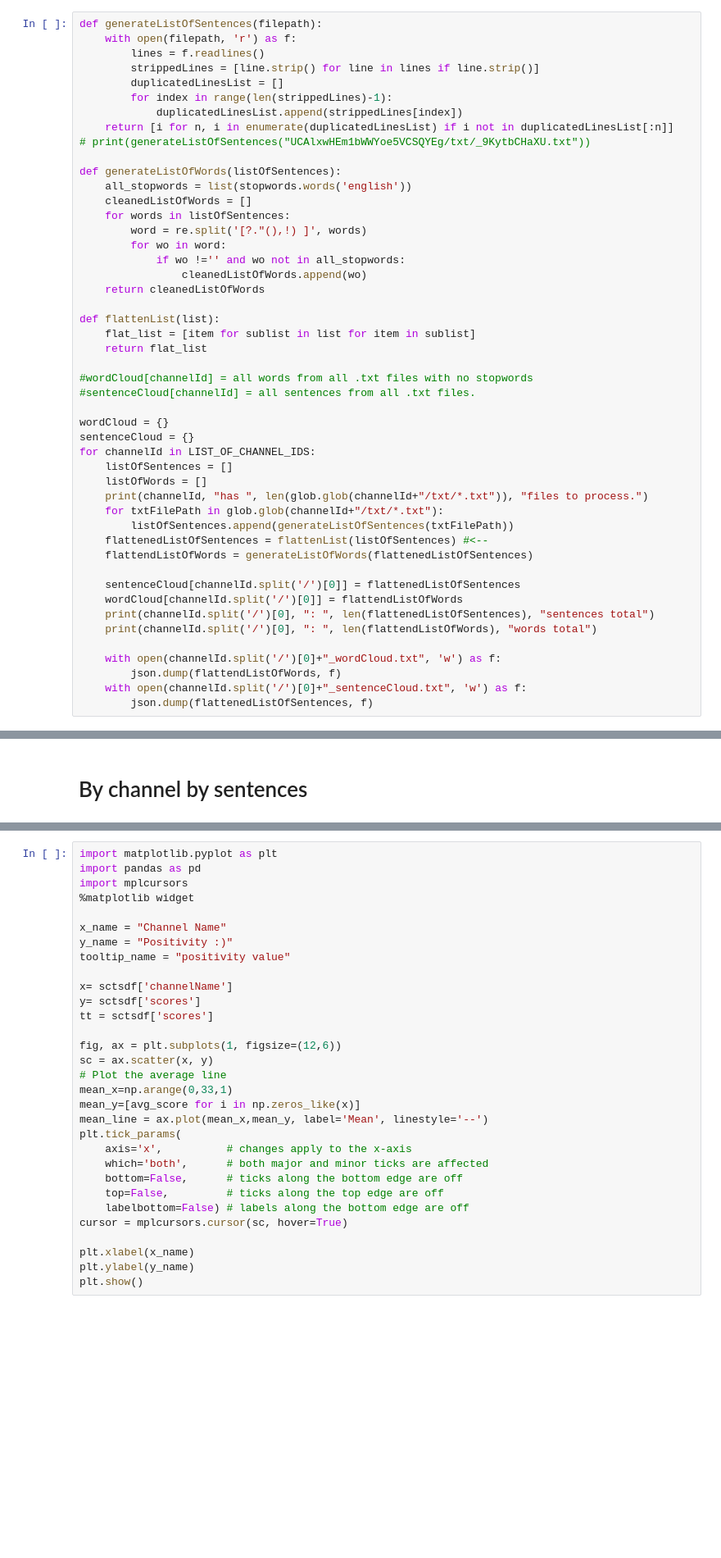
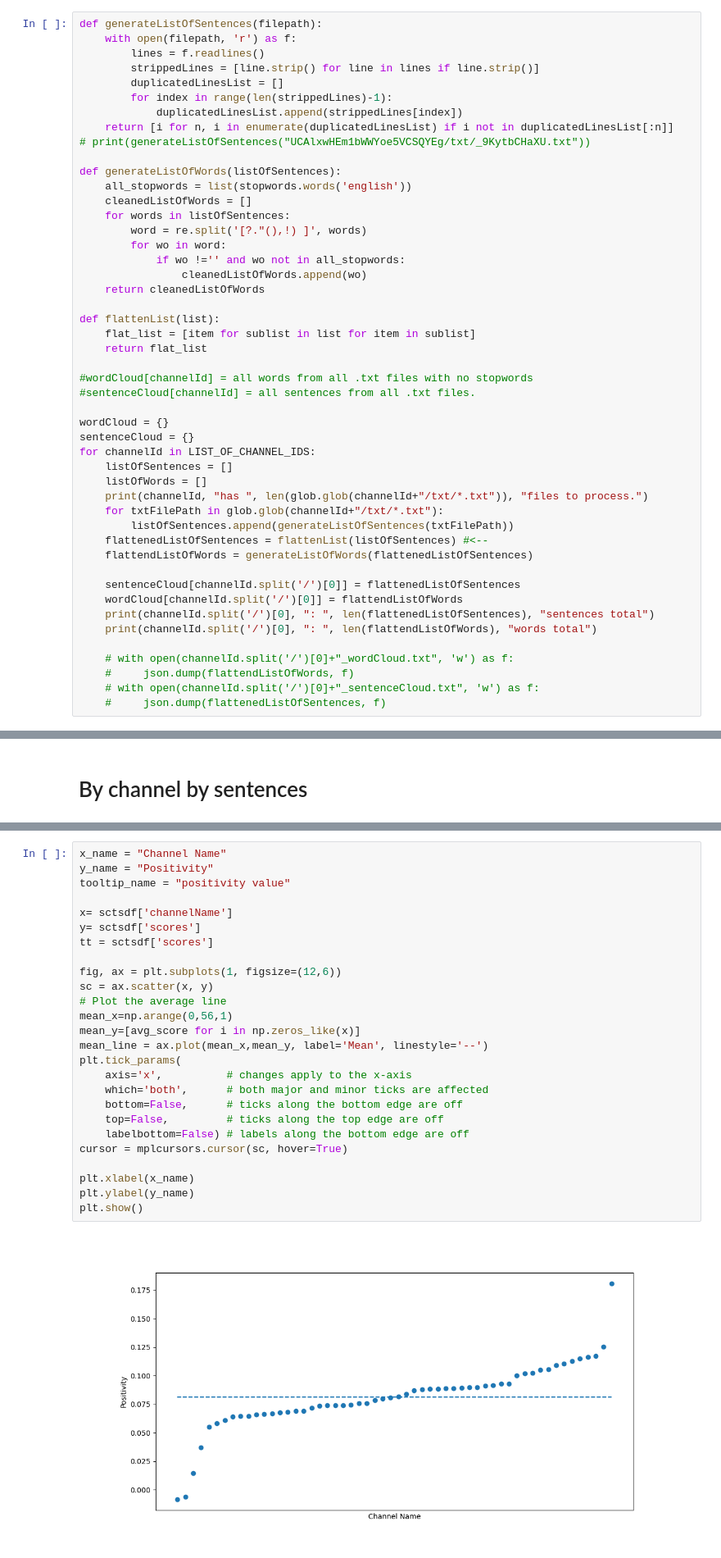
Before and after one commit to ojiwon-kenobi/youtuberChannels, a Jupyter notebook: semantic_analysis/semantic_analysis.ipynb, the cells around one changed output, grey strips where cells are left out. Shown at 82% size. Saved outputs shown, nothing was run; the diff lists cells and outputs as text; blank space fills up the shorter version.

Commit message:
in progress-haven't seen plot yet. issues with matplotlib widget

```diff
--- a/semantic_analysis/semantic_analysis.ipynb
+++ b/semantic_analysis/semantic_analysis.ipynb
@@ -74,7 +82,7 @@ for channelId in LIST_OF_CHANNEL_IDS:
     print(channelId.split('/')[0], ": ", len(flattenedListOfSentences), "sentences total")
     print(channelId.split('/')[0], ": ", len(flattendListOfWords), "words total")
 
-    with open(channelId.split('/')[0]+"_wordCloud.txt", 'w') as f:
-        json.dump(flattendListOfWords, f)
-    with open(channelId.split('/')[0]+"_sentenceCloud.txt", 'w') as f:
-        json.dump(flattenedListOfSentences, f)
+    # with open(channelId.split('/')[0]+"_wordCloud.txt", 'w') as f:
+    #     json.dump(flattendListOfWords, f)
+    # with open(channelId.split('/')[0]+"_sentenceCloud.txt", 'w') as f:
+    #     json.dump(flattenedListOfSentences, f)
@@ -304,34 +583,31 @@ sctsdf
 # %%
-import matplotlib.pyplot as plt
-import pandas as pd
-import mplcursors
-%matplotlib widget
-
 x_name = "Channel Name"
-y_name = "Positivity :)"
+y_name = "Positivity"
 tooltip_name = "positivity value"
 
 x= sctsdf['channelName']
 y= sctsdf['scores']
 tt = sctsdf['scores']
 
 fig, ax = plt.subplots(1, figsize=(12,6))
 sc = ax.scatter(x, y)
 # Plot the average line
-mean_x=np.arange(0,33,1)
+mean_x=np.arange(0,56,1)
 mean_y=[avg_score for i in np.zeros_like(x)]
 mean_line = ax.plot(mean_x,mean_y, label='Mean', linestyle='--')
 plt.tick_params(
     axis='x',          # changes apply to the x-axis
     which='both',      # both major and minor ticks are affected
     bottom=False,      # ticks along the bottom edge are off
     top=False,         # ticks along the top edge are off
     labelbottom=False) # labels along the bottom edge are off
 cursor = mplcursors.cursor(sc, hover=True)
 
 plt.xlabel(x_name)
 plt.ylabel(y_name)
 plt.show()
+# %% [output]
+[figure, added]
 # %%
 num_of_files = []
 for channelId in LIST_OF_CHANNEL_IDS:
```
Also changed, not shown: parts of 24 cells of this notebook, 2 other files.
